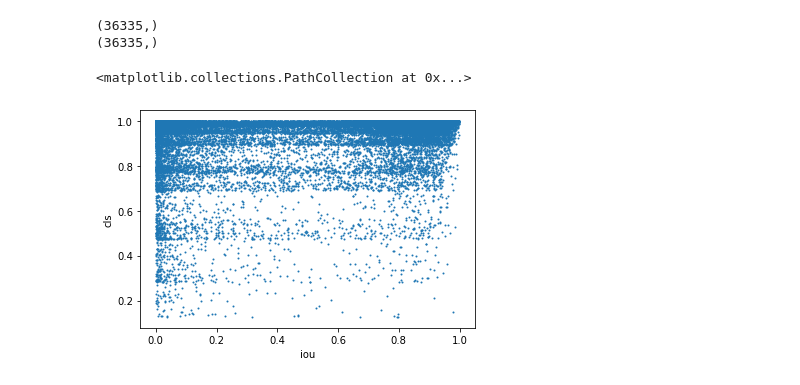
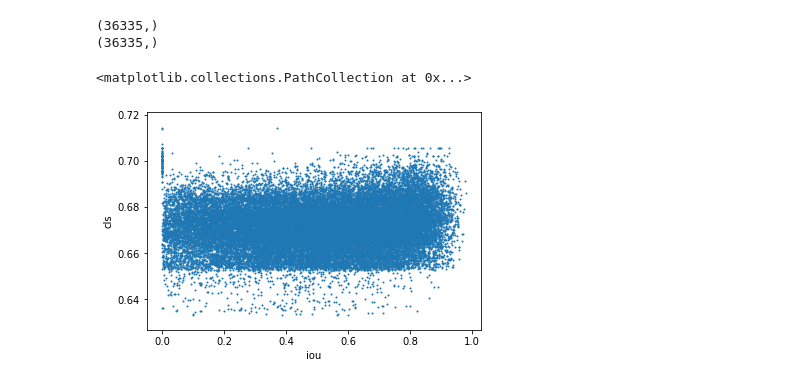
Before and after one commit to CurryYuan/mmdetection, a Jupyter notebook: Untitled.ipynb, the cells around one changed output. Drawn from its saved outputs; the diff is of its cells as text; code cells hidden in the pictures.

```diff
--- a/Untitled.ipynb
+++ b/Untitled.ipynb
@@ -36,17 +36,17 @@ plt.plot(bins, cnts)
 # %%
-x = open('x.npy', 'rb')
+x = open('work_dirs/x.npy', 'rb')
 x = np.load(x)
-y = open('y.npy', 'rb')
+y = open('work_dirs/y.npy', 'rb')
 y = np.load(y)
 
 print(x.shape)
 print(y.shape)
 
 plt.xlabel('iou')
 plt.ylabel('cls')
 plt.scatter(x, y, s=1)
 # %% [output]
 (36335,)
 (36335,)
 <matplotlib.collections.PathCollection at 0x...>
-[figure, old version]
+[figure, new version]
```
Also changed, not shown: parts of 2 cells of this notebook, 3 other files.
